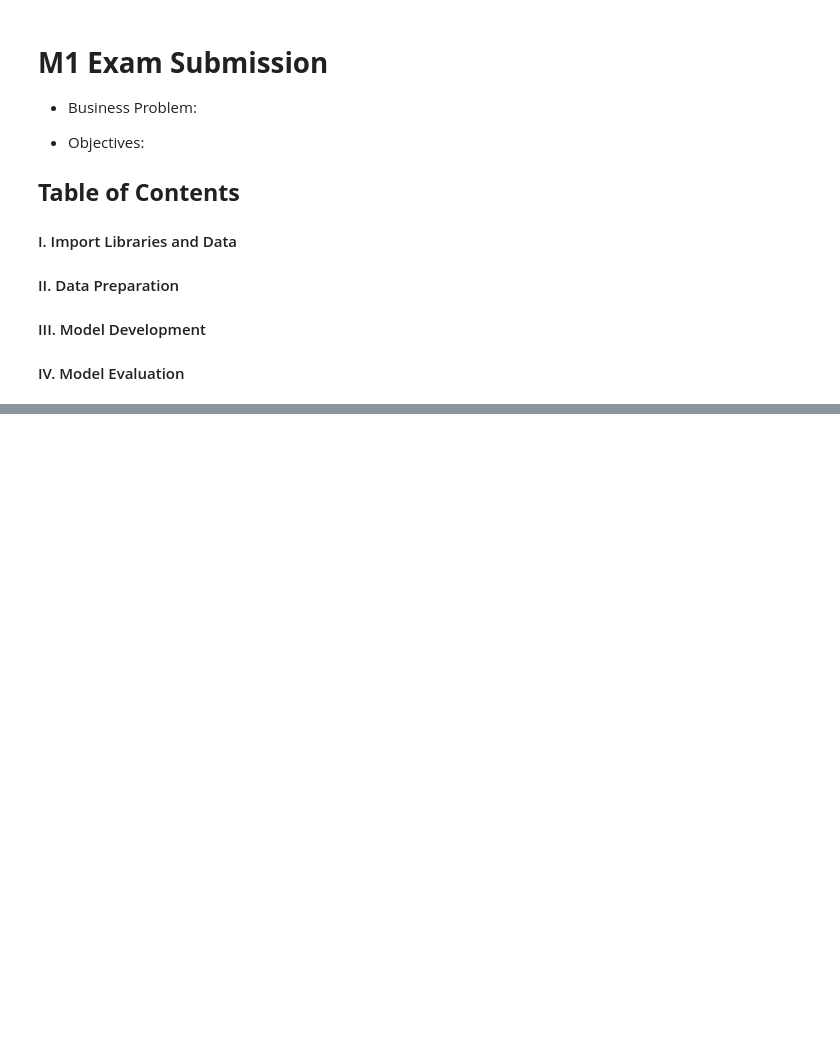
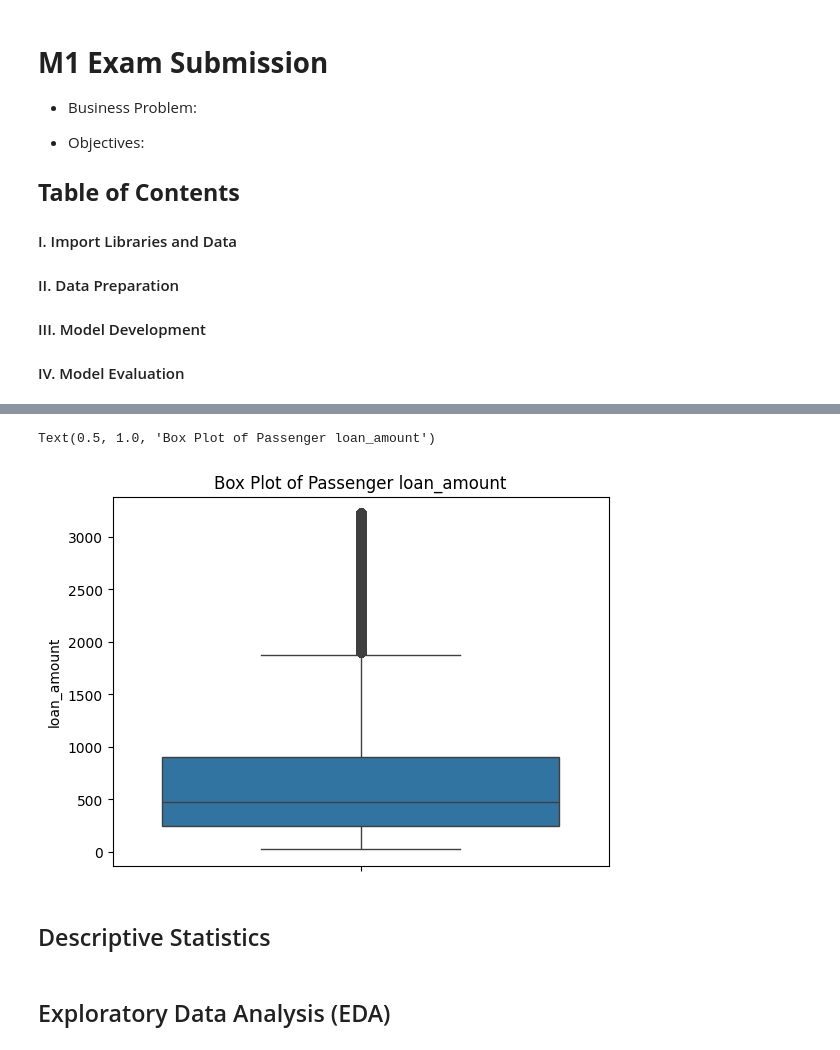
Before and after one commit to JAdamHub/M1-Exam-Submission, a Jupyter notebook: M1-Exam-Submission.ipynb, the cells around one changed output, grey strips where cells are left out. Saved outputs shown, nothing was run; the diff lists cells and outputs as text; code cells hidden in the pictures; blank space fills up the shorter version.

```diff
--- a/M1-Exam-Submission.ipynb
+++ b/M1-Exam-Submission.ipynb
@@ -76,0 +213,9 @@ print(12)
+# %%
+sns.boxplot(data=data_clean, y='loan_amount').set_title('Box Plot of Passenger loan_amount')
+# %% [output]
+Text(0.5, 1.0, 'Box Plot of Passenger loan_amount')
+[figure, added]
+# %% [markdown]
+## Descriptive Statistics
+# %% [markdown]
+## Exploratory Data Analysis (EDA)
```
Also changed, not shown: parts of 16 cells of this notebook.
